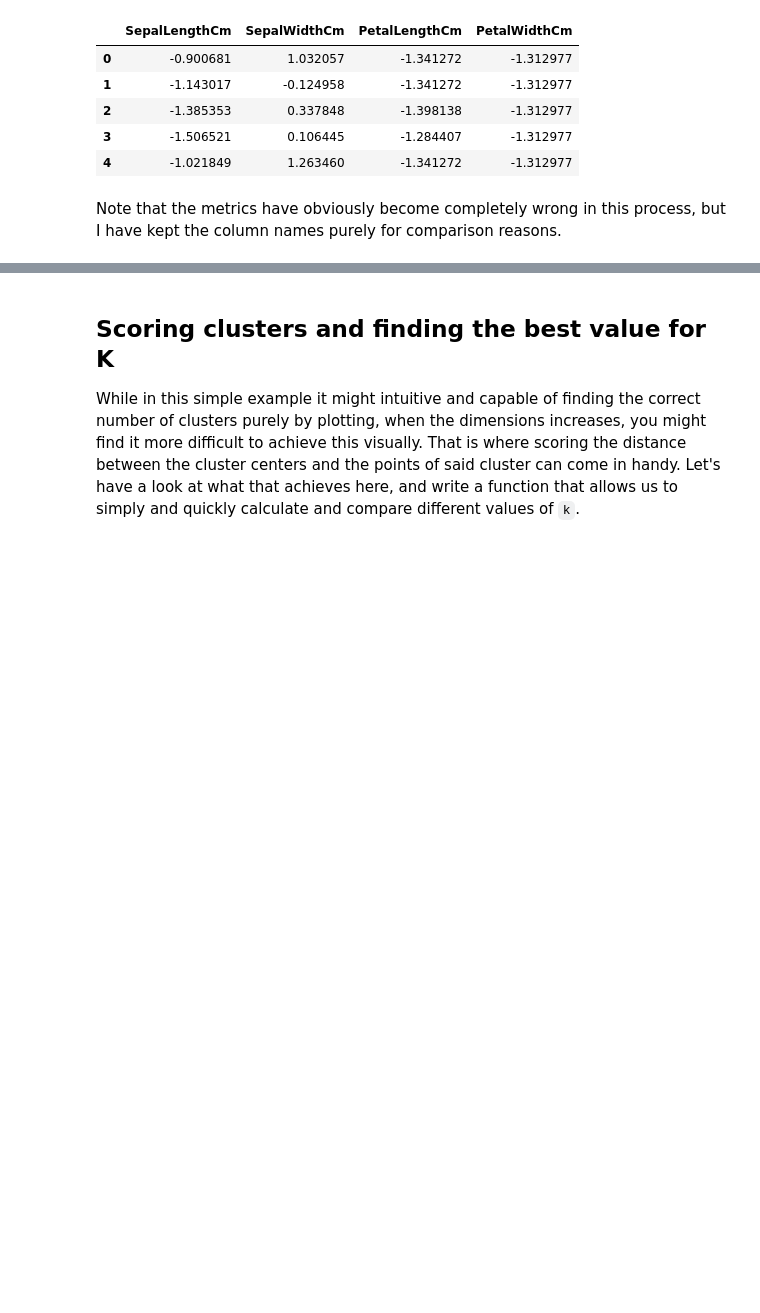
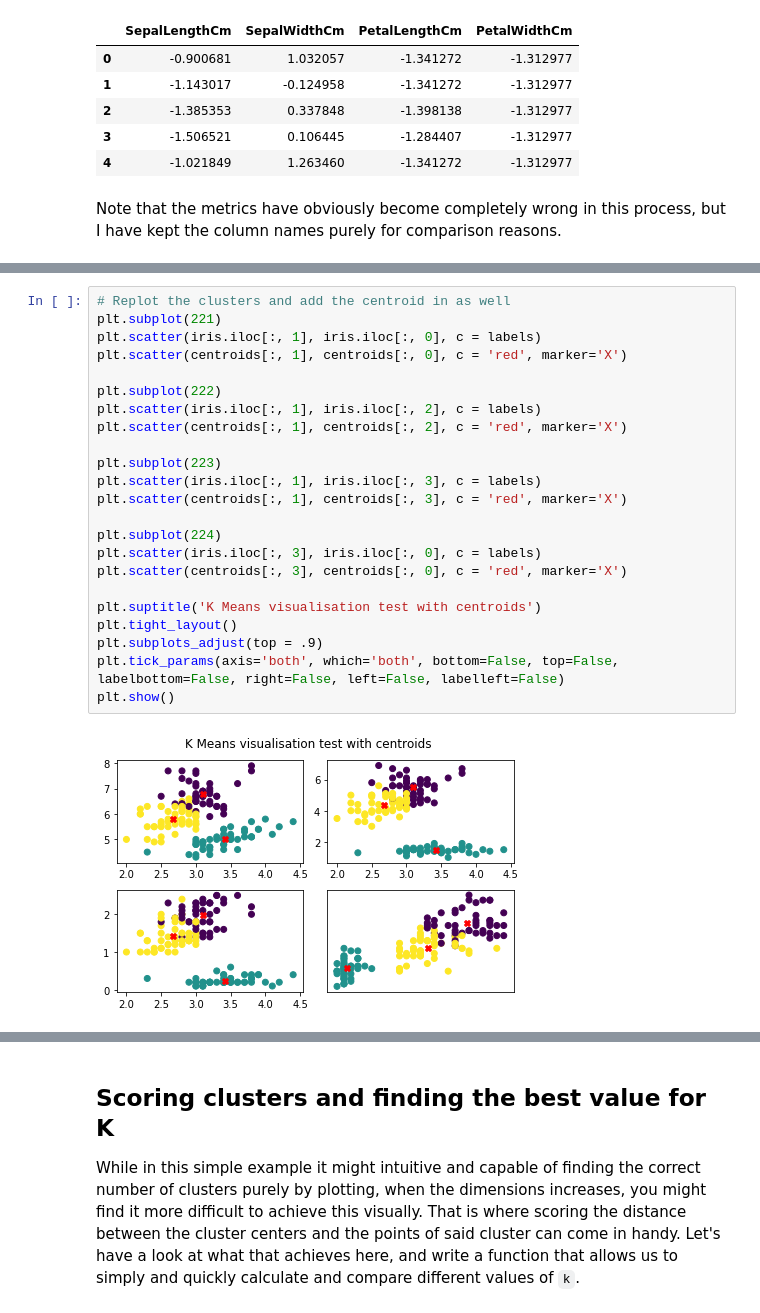
Before and after one commit to willcanniford/python-notes, a Jupyter notebook: machine_learning/unsupervised_learning/kmeans.ipynb, the cells around one changed output, grey strips where cells are left out. Saved outputs shown, nothing was run; the diff lists cells and outputs as text; blank space fills up the shorter version.

```diff
--- a/machine_learning/unsupervised_learning/kmeans.ipynb
+++ b/machine_learning/unsupervised_learning/kmeans.ipynb
@@ -78,3 +111,28 @@ plt.show()
+# %%
+# Replot the clusters and add the centroid in as well
+plt.subplot(221)
+plt.scatter(iris.iloc[:, 1], iris.iloc[:, 0], c = labels)
+plt.scatter(centroids[:, 1], centroids[:, 0], c = 'red', marker='X')
+
+plt.subplot(222)
+plt.scatter(iris.iloc[:, 1], iris.iloc[:, 2], c = labels)
+plt.scatter(centroids[:, 1], centroids[:, 2], c = 'red', marker='X')
+
+plt.subplot(223)
+plt.scatter(iris.iloc[:, 1], iris.iloc[:, 3], c = labels)
+plt.scatter(centroids[:, 1], centroids[:, 3], c = 'red', marker='X')
+
+plt.subplot(224)
+plt.scatter(iris.iloc[:, 3], iris.iloc[:, 0], c = labels)
+plt.scatter(centroids[:, 3], centroids[:, 0], c = 'red', marker='X')
+
+plt.suptitle('K Means visualisation test with centroids')
+plt.tight_layout()
+plt.subplots_adjust(top = .9)
+plt.tick_params(axis='both', which='both', bottom=False, top=False, labelbottom=False, right=False, left=False, labelleft=False)
+plt.show()
+# %% [output]
+[figure, added]
 # %%
 def plot_clusters(idx_1, idx_2, labels, axes):
     """
```
Also changed, not shown: parts of 9 cells of this notebook.
